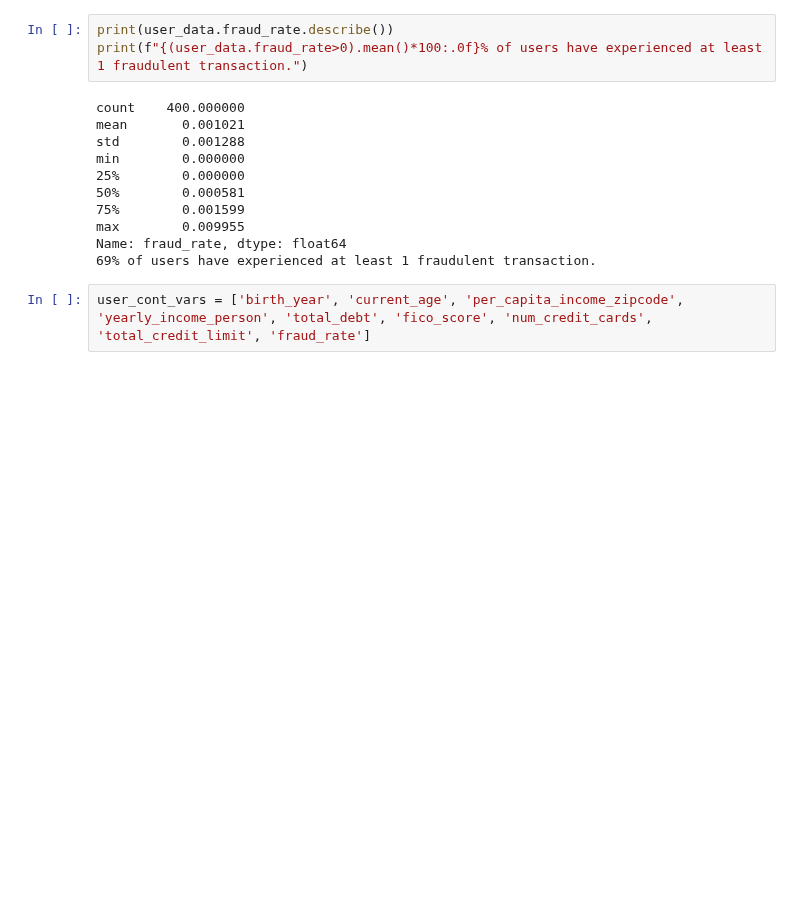
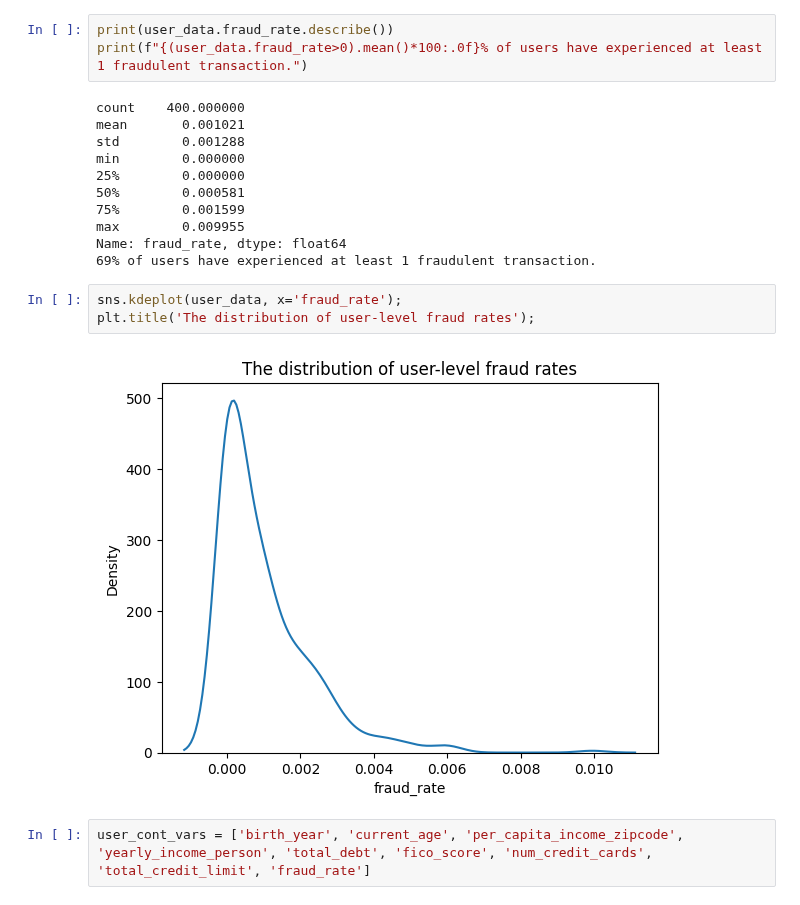
Before and after one commit to msc2106/CreditCardFraud, a Jupyter notebook: notebooks/eda.ipynb, the cells around one changed output. Saved outputs shown, nothing was run; the diff lists cells and outputs as text; blank space fills up the shorter version.

```diff
--- a/notebooks/eda.ipynb
+++ b/notebooks/eda.ipynb
@@ -438,6 +435,11 @@ min        0.000000
 max        0.009955
 Name: fraud_rate, dtype: float64
 69% of users have experienced at least 1 fraudulent transaction.
+# %%
+sns.kdeplot(user_data, x='fraud_rate');
+plt.title('The distribution of user-level fraud rates');
+# %% [output]
+[figure, added]
 # %%
 user_cont_vars = ['birth_year', 'current_age', 'per_capita_income_zipcode', 'yearly_income_person', 'total_debt', 'fico_score', 'num_credit_cards', 'total_credit_limit', 'fraud_rate']
 # %% [markdown]
```
Also changed, not shown: parts of 7 cells of this notebook, 3 other files.
